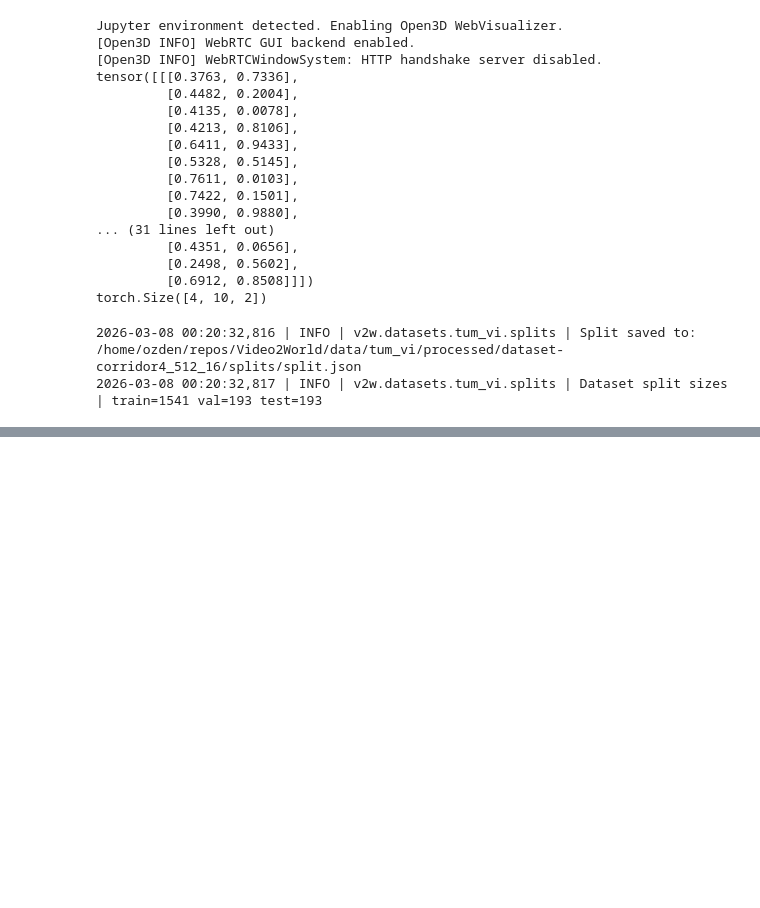
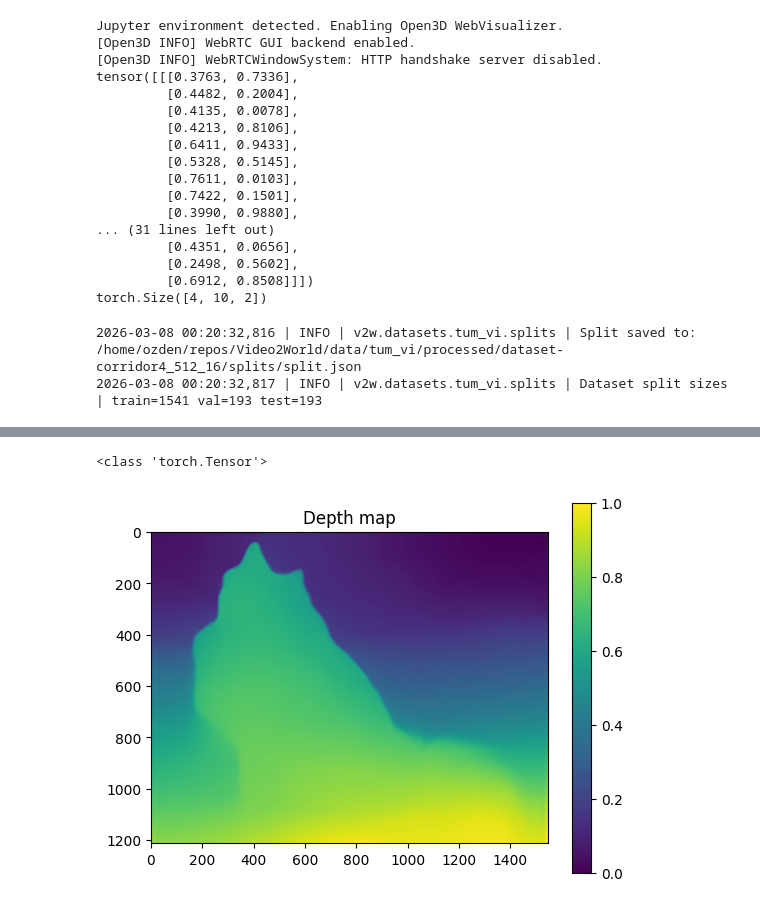
Before and after one commit to ozden45/Video2World, a Jupyter notebook: notebooks/test.ipynb, the cells around one changed output, grey strips where cells are left out. Cells and saved outputs as stored; diff of their text form; code cells hidden in the pictures; blank space fills up the shorter version.

```diff
--- a/notebooks/test.ipynb
+++ b/notebooks/test.ipynb
@@ -590,3 +590,17 @@ torch.Size([4, 2, 3, 512, 512])
 torch.Size([1, 2, 3, 512, 512])
 # %%
 from v2w.geometry.reconstruction import VolumeReconstructor
+# %%
+import cv2
+from v2w.models.mono_depth_midas import MonocularDepthModel
+
+
+filename = "/home/ozden/repos/Video2World/data/dog.jpg"
+
+img = cv2.imread(filename)
+img = cv2.cvtColor(img, cv2.COLOR_BGR2RGB)
+
+
+depth_model = MonocularDepthModel()
+
+depth = depth_model(img)
@@ -592,0 +612,16 @@ from v2w.geometry.reconstruction import VolumeReconstructor
+# %%
+print(type(depth))
+# %% [output]
+<class 'torch.Tensor'>
+# %%
+import matplotlib.pyplot as plt
+
+
+depth = depth.squeeze().cpu().numpy()
+
+plt.imshow(depth)
+plt.colorbar()
+plt.title("Depth map")
+plt.show()
+# %% [output]
+[figure, added]
```
Also changed, not shown: parts of 1 cell of this notebook, 3 other files.
